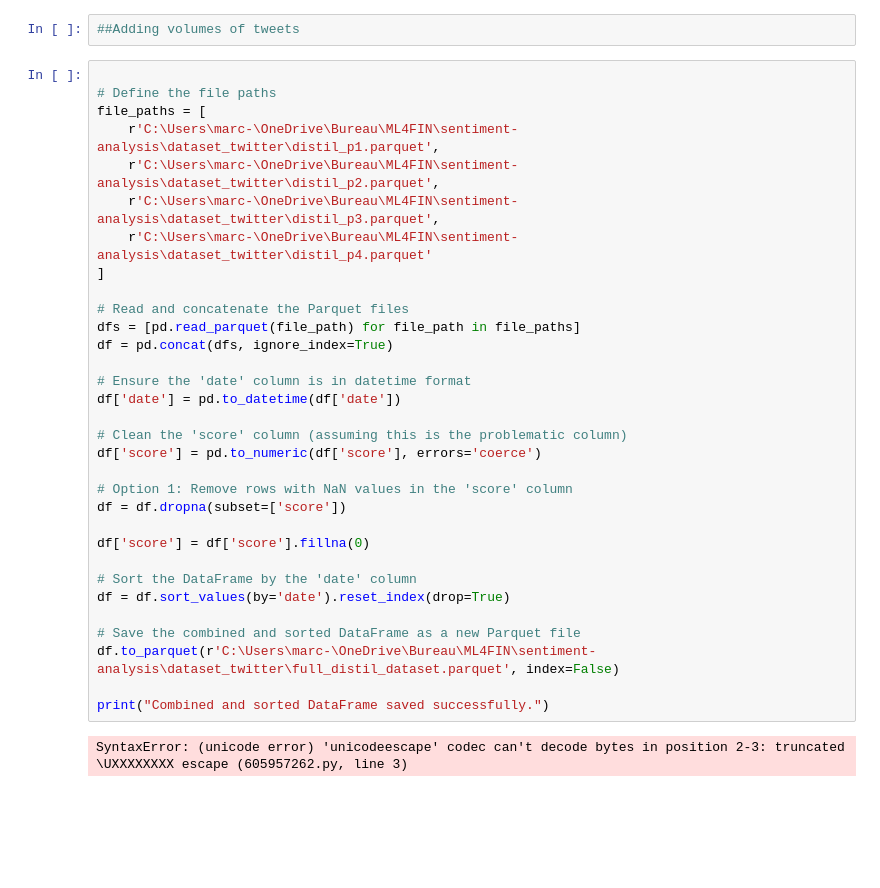
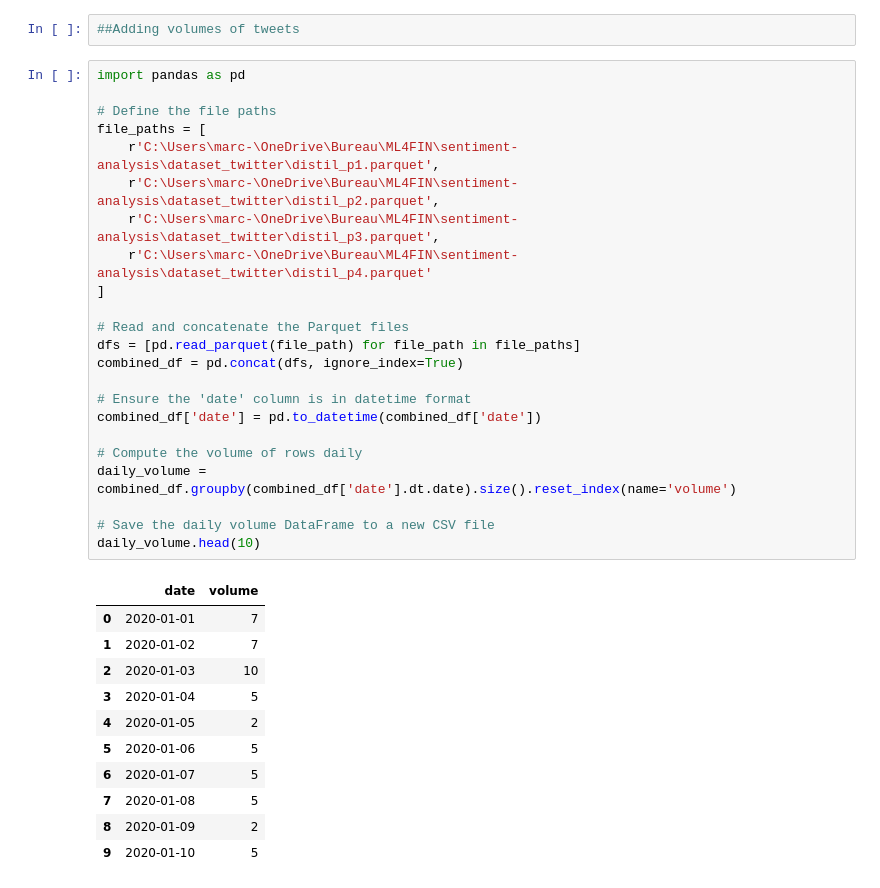
Before and after one commit to Aidasvenc/sentiment-analysis, a Jupyter notebook: Volume_Pricex_Sentiment.ipynb, the cells around one changed output. Cells and saved outputs as stored; diff of their text form; blank space fills up the shorter version.

```diff
--- a/Volume_Pricex_Sentiment.ipynb
+++ b/Volume_Pricex_Sentiment.ipynb
@@ -108,36 +108,37 @@ plt.show()
 # %%
 ##Adding volumes of tweets
 # %%
+import pandas as pd
 
 # Define the file paths
 file_paths = [
     r'C:\Users\marc-\OneDrive\Bureau\ML4FIN\sentiment-analysis\dataset_twitter\distil_p1.parquet',
     r'C:\Users\marc-\OneDrive\Bureau\ML4FIN\sentiment-analysis\dataset_twitter\distil_p2.parquet',
     r'C:\Users\marc-\OneDrive\Bureau\ML4FIN\sentiment-analysis\dataset_twitter\distil_p3.parquet',
     r'C:\Users\marc-\OneDrive\Bureau\ML4FIN\sentiment-analysis\dataset_twitter\distil_p4.parquet'
 ]
 
 # Read and concatenate the Parquet files
 dfs = [pd.read_parquet(file_path) for file_path in file_paths]
-df = pd.concat(dfs, ignore_index=True)
+combined_df = pd.concat(dfs, ignore_index=True)
 
 # Ensure the 'date' column is in datetime format
-df['date'] = pd.to_datetime(df['date'])
+combined_df['date'] = pd.to_datetime(combined_df['date'])
 
-# Clean the 'score' column (assuming this is the problematic column)
-df['score'] = pd.to_numeric(df['score'], errors='coerce')
+# Compute the volume of rows daily
+daily_volume = combined_df.groupby(combined_df['date'].dt.date).size().reset_index(name='volume')
 
-# Option 1: Remove rows with NaN values in the 'score' column
-df = df.dropna(subset=['score'])
-
-df['score'] = df['score'].fillna(0)
-
-# Sort the DataFrame by the 'date' column
-df = df.sort_values(by='date').reset_index(drop=True)
-
-# Save the combined and sorted DataFrame as a new Parquet file
-df.to_parquet(r'C:\Users\marc-\OneDrive\Bureau\ML4FIN\sentiment-analysis\dataset_twitter\full_distil_dataset.parquet', index=False)
-
-print("Combined and sorted DataFrame saved successfully.")
+# Save the daily volume DataFrame to a new CSV file
+daily_volume.head(10)
 # %% [output]
-SyntaxError: (unicode error) 'unicodeescape' codec can't decode bytes in position 2-3: truncated \UXXXXXXXX escape (605957262.py, line 3)
+|  | date | volume |
+| 0 | 2020-01-01 | 7 |
+| 1 | 2020-01-02 | 7 |
+| 2 | 2020-01-03 | 10 |
+| 3 | 2020-01-04 | 5 |
+| 4 | 2020-01-05 | 2 |
+| 5 | 2020-01-06 | 5 |
+| 6 | 2020-01-07 | 5 |
+| 7 | 2020-01-08 | 5 |
+| 8 | 2020-01-09 | 2 |
+| 9 | 2020-01-10 | 5 |
```
Also changed, not shown: parts of 4 cells of this notebook.
